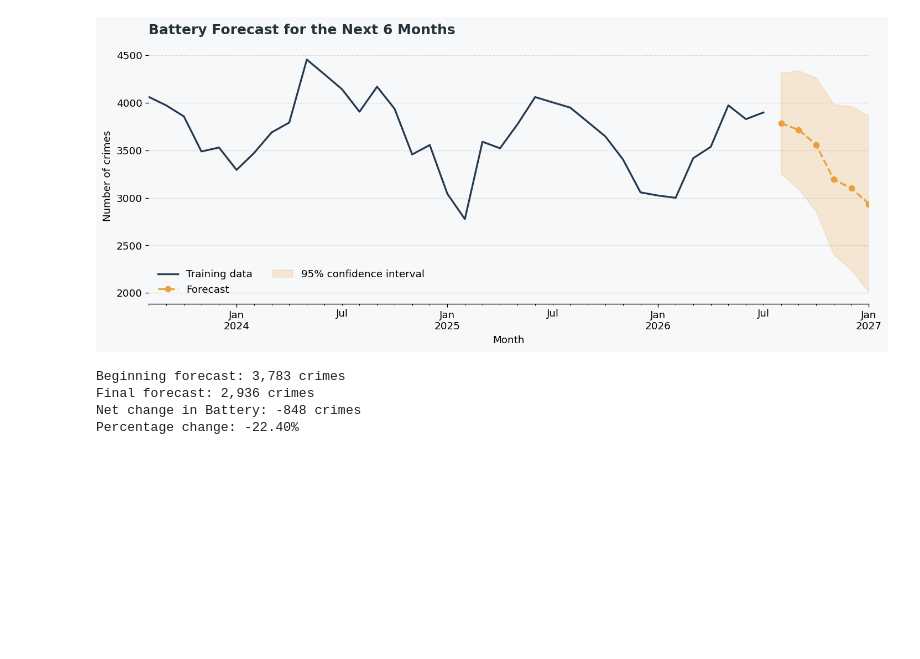
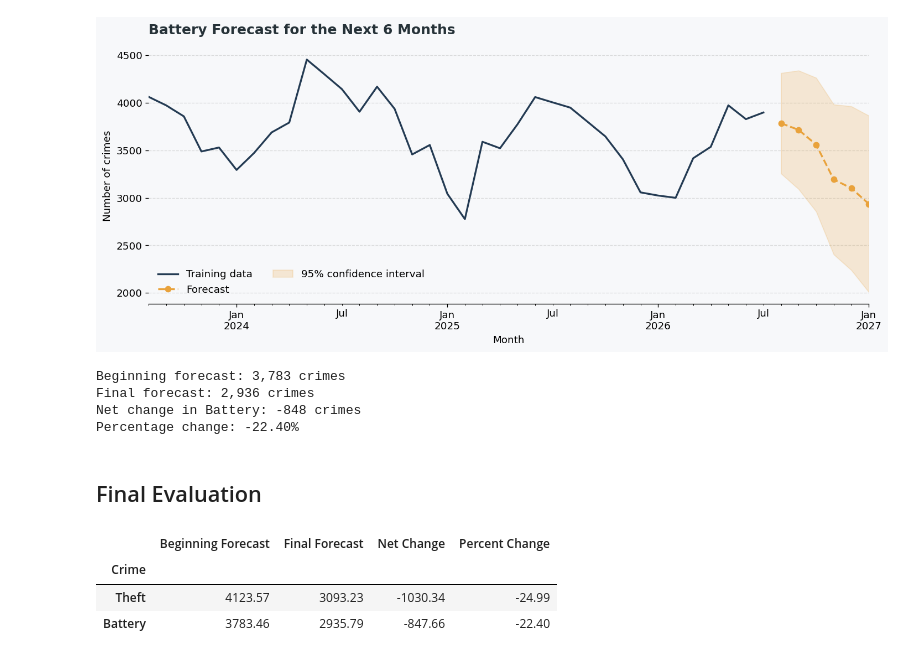
Before and after one commit to swirita/Chicago-Crime-Analysis-and-Forecasting, a Jupyter notebook: notebooks/03_crime_forecasting.ipynb, the cells around one changed output. Drawn from its saved outputs; the diff is of its cells as text; code cells hidden in the pictures; blank space fills up the shorter version.

Commit message:
Final Evaluation & Recommendation

```diff
--- a/notebooks/03_crime_forecasting.ipynb
+++ b/notebooks/03_crime_forecasting.ipynb
@@ -1212,3 +1212,37 @@ Beginning forecast: 3,783 crimes
 Final forecast: 2,936 crimes
 Net change in Battery: -848 crimes
 Percentage change: -22.40%
+# %% [markdown]
+## Final Evaluation
+# %%
+# Compare the first and final month of both forecasts
+forecast_comparison = pd.DataFrame({
+    "Crime": ["Theft", "Battery"],
+    "Beginning Forecast": [
+        theft_future["mean"].iloc[0],
+        battery_future["mean"].iloc[0]
+    ],
+    "Final Forecast": [
+        theft_future["mean"].iloc[-1],
+        battery_future["mean"].iloc[-1]
+    ],
+})
+
+# Calculate the net change
+forecast_comparison["Net Change"] = (
+    forecast_comparison["Final Forecast"]
+    - forecast_comparison["Beginning Forecast"]
+)
+
+# Calculate the percent change
+forecast_comparison["Percent Change"] = (
+    forecast_comparison["Net Change"]
+    / forecast_comparison["Beginning Forecast"]
+) * 100
+
+display(forecast_comparison.set_index("Crime").round(2))
+# %% [output]
+|  | Beginning Forecast | Final Forecast | Net Change | Percent Change |
+| Crime |  |  |  |  |
+| Theft | 4123.57 | 3093.23 | -1030.34 | -24.99 |
+| Battery | 3783.46 | 2935.79 | -847.66 | -22.40 |
```
Also changed, not shown: parts of 3 cells of this notebook.
